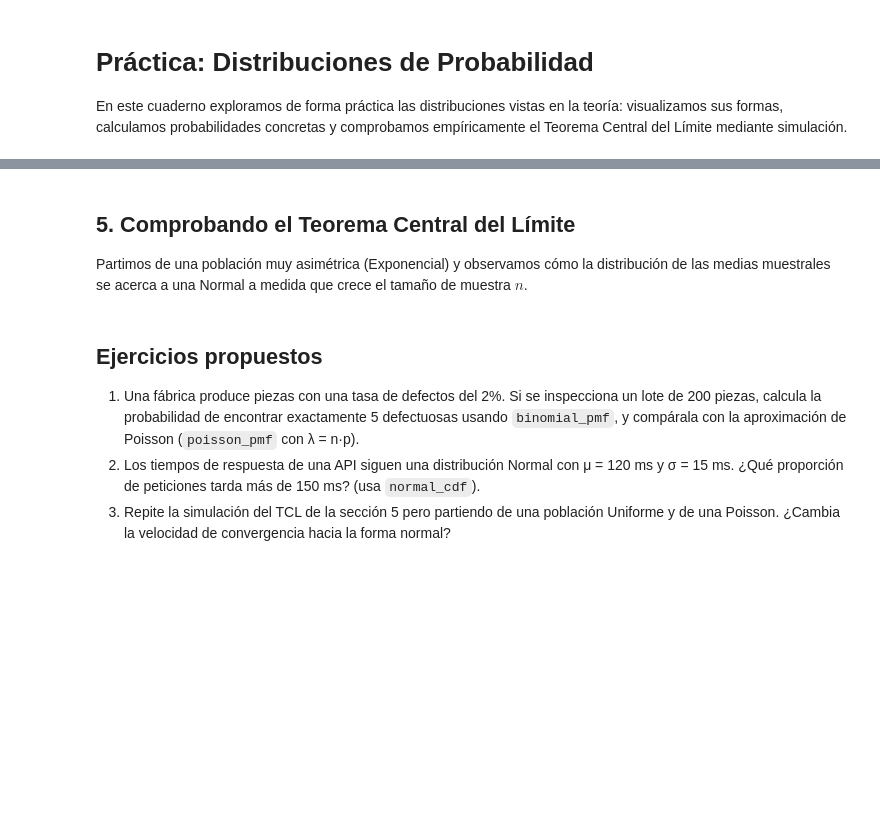
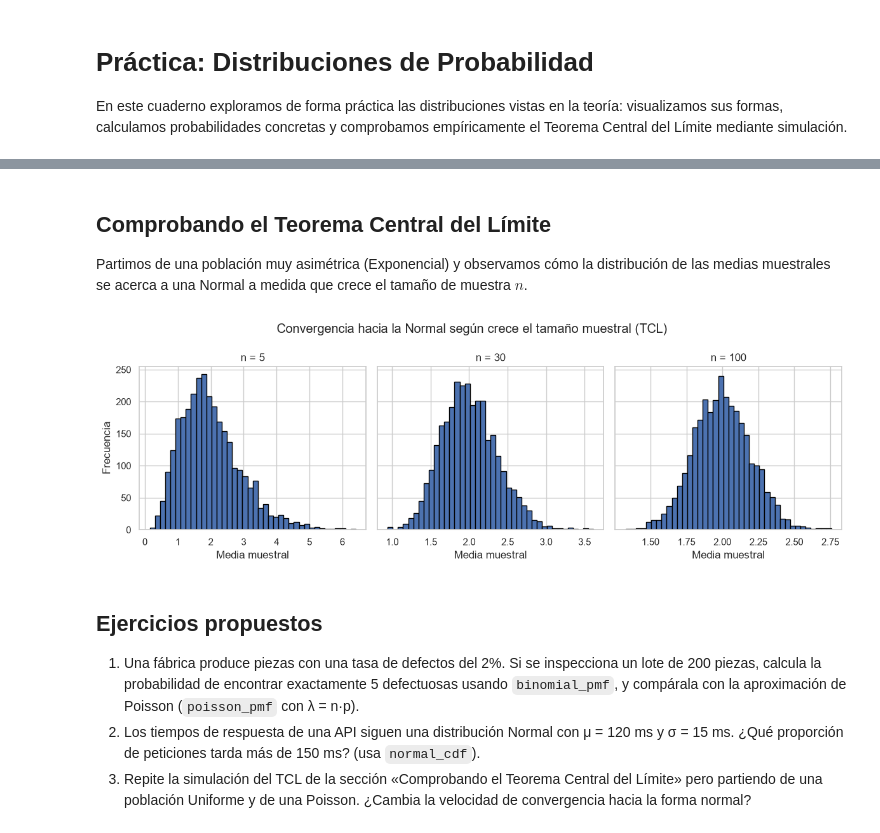
Before and after one commit to JulioUQ/Curso-de-Estadistica-Basica, a Jupyter notebook: notebooks/03_distribuciones/practica.ipynb, the cells around one changed output, grey strips where cells are left out. Drawn from its saved outputs; the diff is of its cells as text; code cells hidden in the pictures; blank space fills up the shorter version.

```diff
--- a/notebooks/03_distribuciones/practica.ipynb
+++ b/notebooks/03_distribuciones/practica.ipynb
@@ -91,30 +157,33 @@ print(f"Tiempo medio de espera esperado: {1/lam:.3f} horas ({60/lam:.1f} minutos
 # %% [markdown]
-## 5. Comprobando el Teorema Central del Límite
+## Comprobando el Teorema Central del Límite
 
 Partimos de una población muy asimétrica (Exponencial) y observamos cómo la distribución de las medias muestrales se acerca a una Normal a medida que crece el tamaño de muestra $n$.
 # %%
+#| fig-alt: "Tres histogramas de 3000 medias muestrales de una población exponencial, para n = 5, 30 y 100: al crecer n, la distribución de la media es más estrecha y más simétrica, cada vez más parecida a una Normal."
 sample_sizes = [5, 30, 100]
-fig, axes = plt.subplots(1, 3, figsize=(15, 4), sharey=True)
+fig, axes = plt.subplots(1, 3, figsize=(12, 4), sharey=True)
 
 for ax, n in zip(axes, sample_sizes):
     means = dist.simulate_clt(
         population="exponential",
         population_params={"lam": 0.5},
         sample_size=n,
         n_samples=3000,
         seed=42,
     )
     ax.hist(means, bins=40, edgecolor="black")
     ax.set_title(f"n = {n}")
     ax.set_xlabel("Media muestral")
 
 axes[0].set_ylabel("Frecuencia")
 fig.suptitle("Convergencia hacia la Normal según crece el tamaño muestral (TCL)")
 plt.tight_layout()
 plt.show()
+# %% [output]
+[figure, added]
 # %% [markdown]
 ## Ejercicios propuestos
 
 1. Una fábrica produce piezas con una tasa de defectos del 2%. Si se inspecciona un lote de 200 piezas, calcula la probabilidad de encontrar exactamente 5 defectuosas usando `binomial_pmf`, y compárala con la aproximación de Poisson (`poisson_pmf` con λ = n·p).
 2. Los tiempos de respuesta de una API siguen una distribución Normal con μ = 120 ms y σ = 15 ms. ¿Qué proporción de peticiones tarda más de 150 ms? (usa `normal_cdf`).
-3. Repite la simulación del TCL de la sección 5 pero partiendo de una población Uniforme y de una Poisson. ¿Cambia la velocidad de convergencia hacia la forma normal?
+3. Repite la simulación del TCL de la sección «Comprobando el Teorema Central del Límite» pero partiendo de una población Uniforme y de una Poisson. ¿Cambia la velocidad de convergencia hacia la forma normal?
```
Also changed, not shown: parts of 21 cells of this notebook, 46 other files.
